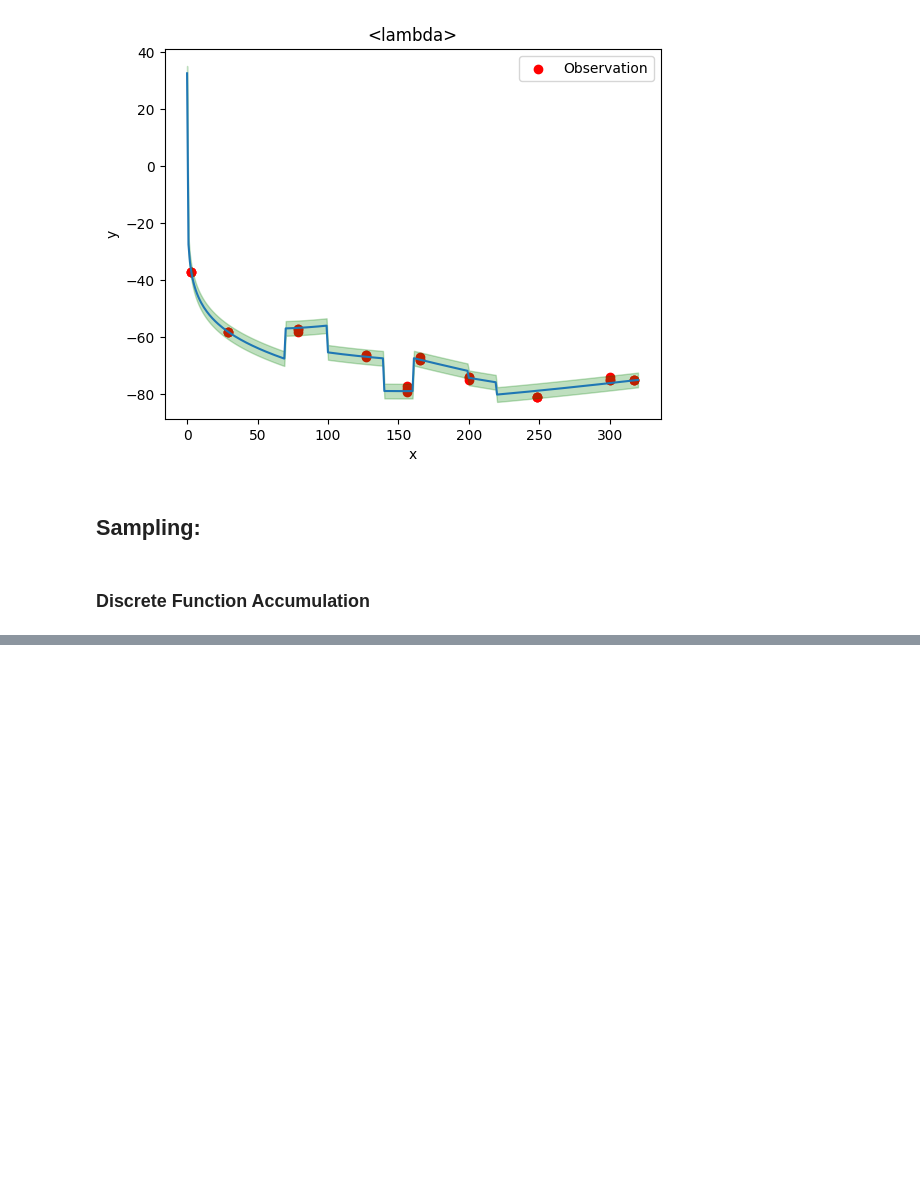
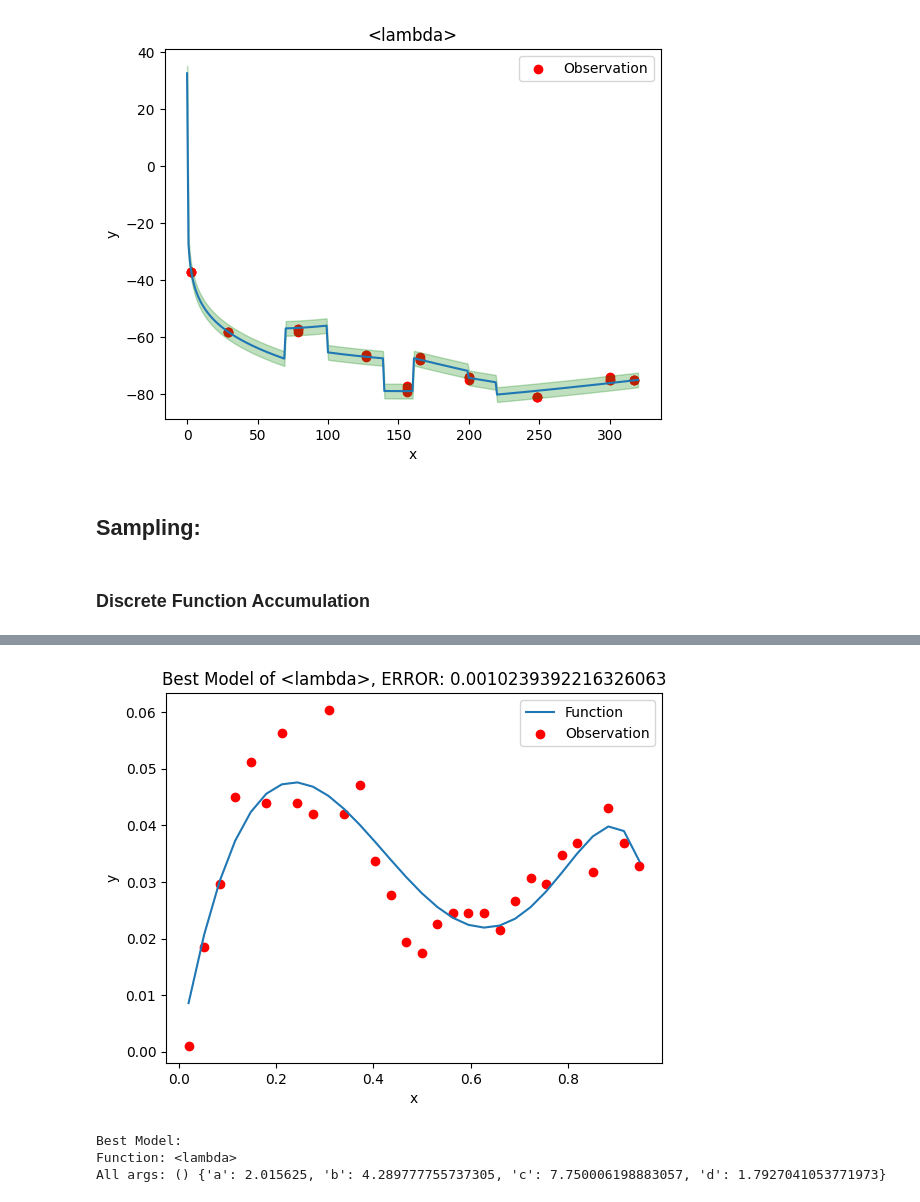
Before and after one commit to IanAguiar-ai/Discrete_Functions_Action_Integration_Hub, a Jupyter notebook: Example/Example_Discrete_Functions_Action_Integration_Hub.ipynb, the cells around one changed output, grey strips where cells are left out. Drawn from its saved outputs; the diff is of its cells as text; code cells hidden in the pictures; blank space fills up the shorter version.

```diff
--- a/Example/Example_Discrete_Functions_Action_Integration_Hub.ipynb
+++ b/Example/Example_Discrete_Functions_Action_Integration_Hub.ipynb
@@ -555,0 +561,27 @@ All args: () {'a': 4.156414413452148, 'b': 3.10107421875}
+# %%
+from discrete_function import *
+seed(2024)
+
+def beta_1(x, a, b, **args):
+  return (x**(a-1) * (1-x)**(b-1))/2
+def beta_2(x, c, d, **args):
+  return (x**(c-1) * (1-x)**(d-1))/2
+
+process_1 = Df(beta_1, a = 2, b = 5)
+process_2 = Df(beta_2, c = 7, d = 2)
+process = process_1 + process_2
+acc_x, acc_y = continuous_accumulation(process)
+samp = accumulated_sample(acc_x, acc_y, 1000)
+x, y = sample(samp)
+
+model = Df(beta_1) + Df(beta_2)
+best = adjust_sample_on(curve = y, x = x,
+                        models = [model],
+                        times = 8,
+                        initial_value = 0.25,
+                        plot = True)
+# %% [output]
+[figure, added]
+Best Model:
+Function: <lambda>
+All args: () {'a': 2.015625, 'b': 4.289777755737305, 'c': 7.750006198883057, 'd': 1.7927041053771973}
```
Also changed, not shown: parts of 16 cells of this notebook, 1 other file.
